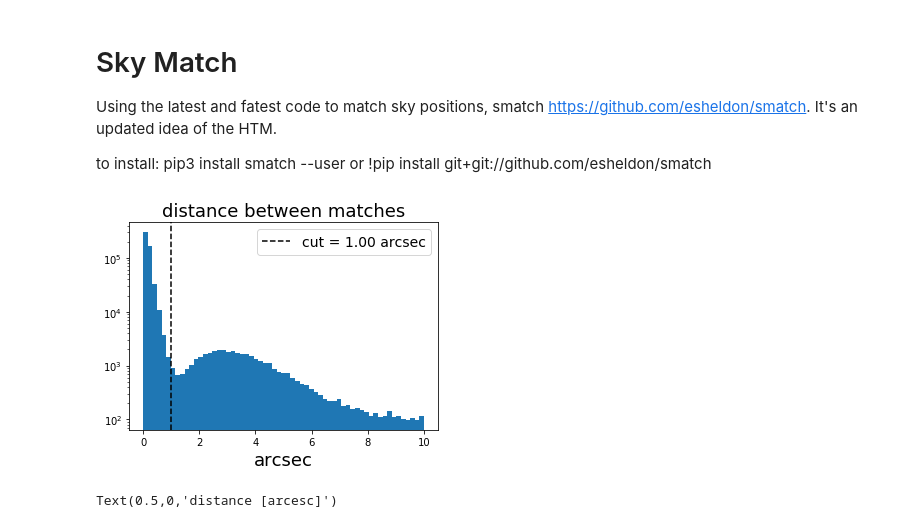
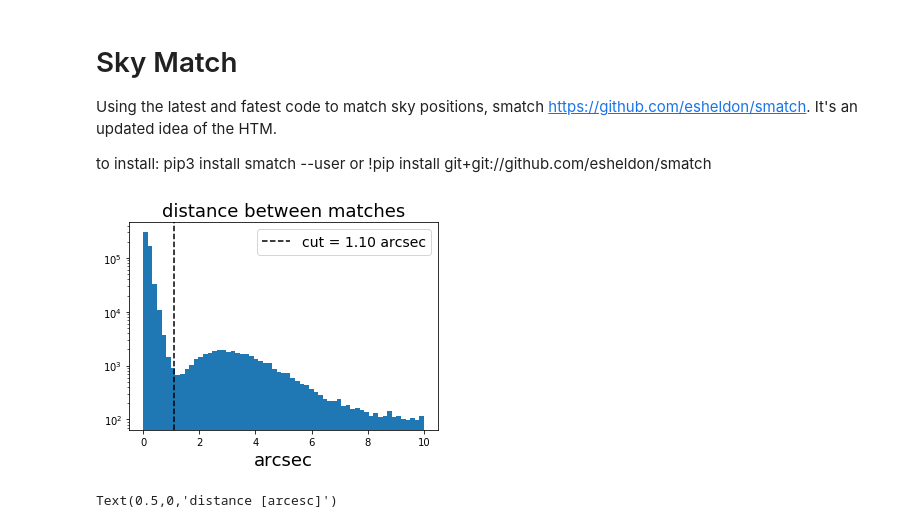
Before and after one commit to estevesjh/bmaCOSMOS, a Jupyter notebook: notebooks/0.match_COSMOxDESY3_DeepField.ipynb, the cells around one changed output. Drawn from its saved outputs; the diff is of its cells as text; code cells hidden in the pictures.

Commit message:
matched

```diff
--- a/notebooks/0.match_COSMOxDESY3_DeepField.ipynb
+++ b/notebooks/0.match_COSMOxDESY3_DeepField.ipynb
@@ -28,6 +28,8 @@ path = '../graphs/'
 # %%
 des_deep_field_infile = '/data/des70.a/data/annis/StellarMass-2021/y3_deep_fields.fits'
 des0 = Table(getdata(des_deep_field_infile))
+# %%
+des0['row'] = np.arange(len(des0),dtype=np.int64)
 # %%
 des0
 # %% [output]
@@ -190,6 +190,6 @@ maxmatch=1 # return closest match
 # ra,dec,radius in degrees
 matches0 = smatch.match(ra1, dec1, 10./3600, ra2, dec2, nside=nside, maxmatch=maxmatch)
 
-#des_matched = des[matches['i1']]
-#cos_matched = match[matches['i2']]
+des_matched = des[matches0['i1']]
+cos_matched = match[matches0['i2']]
 # %%
@@ -197,15 +198,15 @@ dist = np.sqrt((des_matched['RA']-cos_matched['RA'])**2+(des_matched['DEC']-cos_
 # %%
 plt.figure(figsize=(5,4))
 _ = plt.hist(dist,bins=61)
-plt.axvline(1,ls='--',color='k',label='cut = %.2f arcsec'%(1.0))
+plt.axvline(1.1,ls='--',color='k',label='cut = %.2f arcsec'%(1.1))
 plt.yscale('log')
 plt.xlabel('arcsec',fontsize=18)
 plt.legend(fontsize=14)
 plt.title('distance between matches',fontsize=18)
 plt.tight_layout()
 plt.savefig(path+'match_distance.png')
 # %% [output]
-[figure, old version]
+[figure, new version]
 # %%
 perc = np.linspace(1,99.8,300)
 dperc= np.percentile(dist,perc)
```
Also changed, not shown: parts of 12 cells of this notebook, 10 other files.
